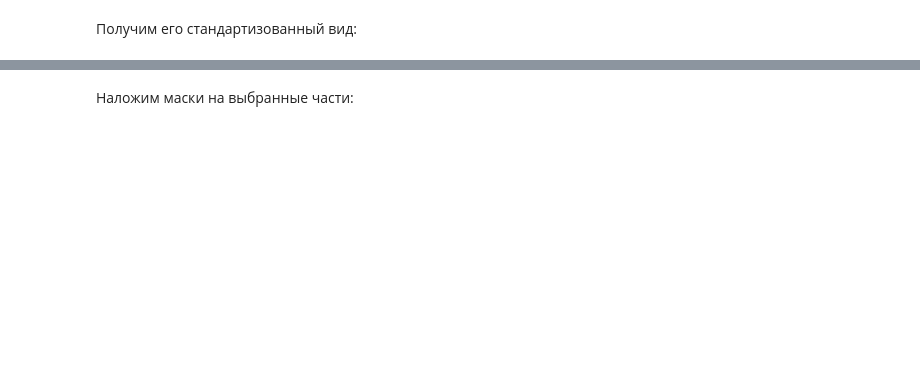
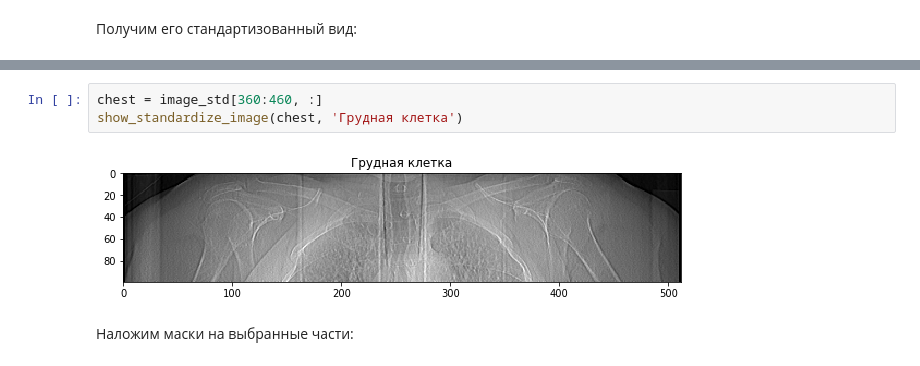
Before and after one commit to AlexeyPopov1997/Annotation_Medical_Images, a Jupyter notebook: annotation_medical_images.ipynb, the cells around one changed output, grey strips where cells are left out. Cells and saved outputs as stored; diff of their text form; blank space fills up the shorter version.

```diff
--- a/annotation_medical_images.ipynb
+++ b/annotation_medical_images.ipynb
@@ -335,2 +340,7 @@ show_standardize_image(pelvis)
+# %%
+chest = image_std[360:460, :]
+show_standardize_image(chest, 'Грудная клетка')
+# %% [output]
+[figure, added]
 # %% [markdown]
 Наложим маски на выбранные части:
```
Also changed, not shown: parts of 22 cells of this notebook.
